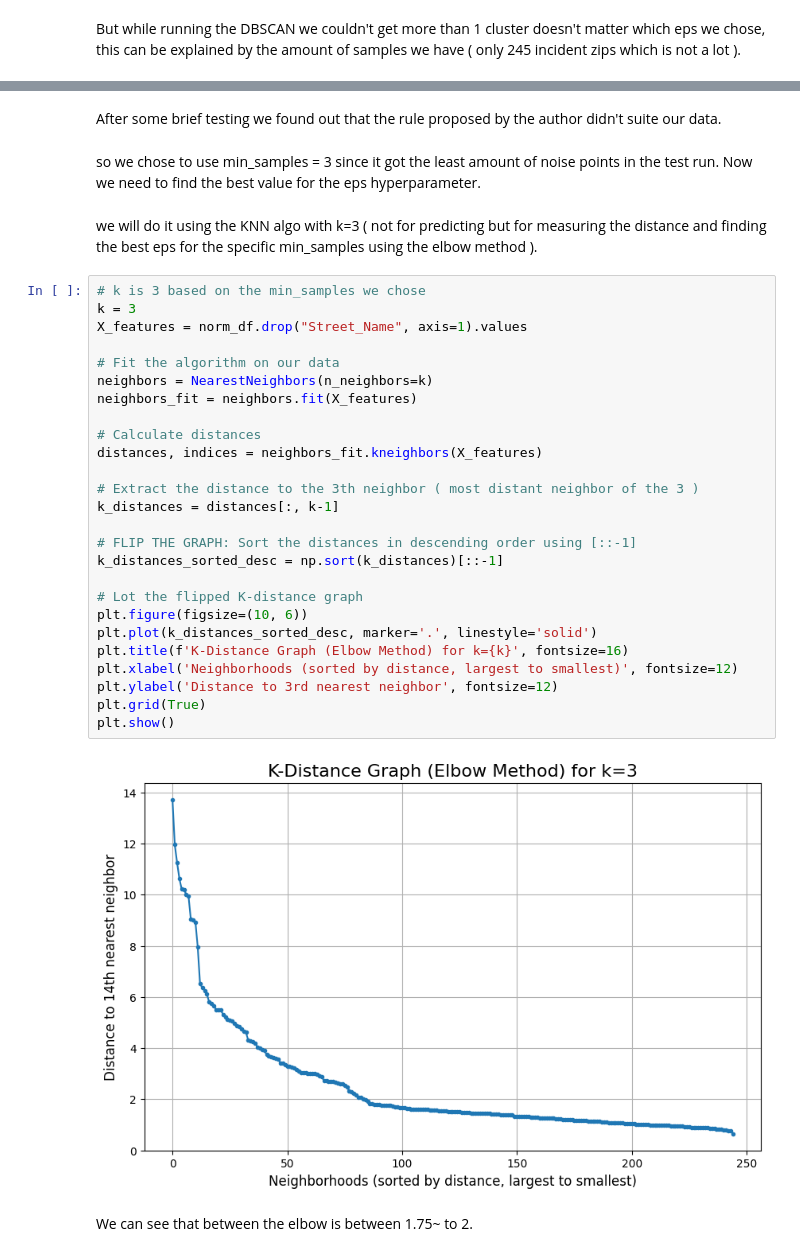
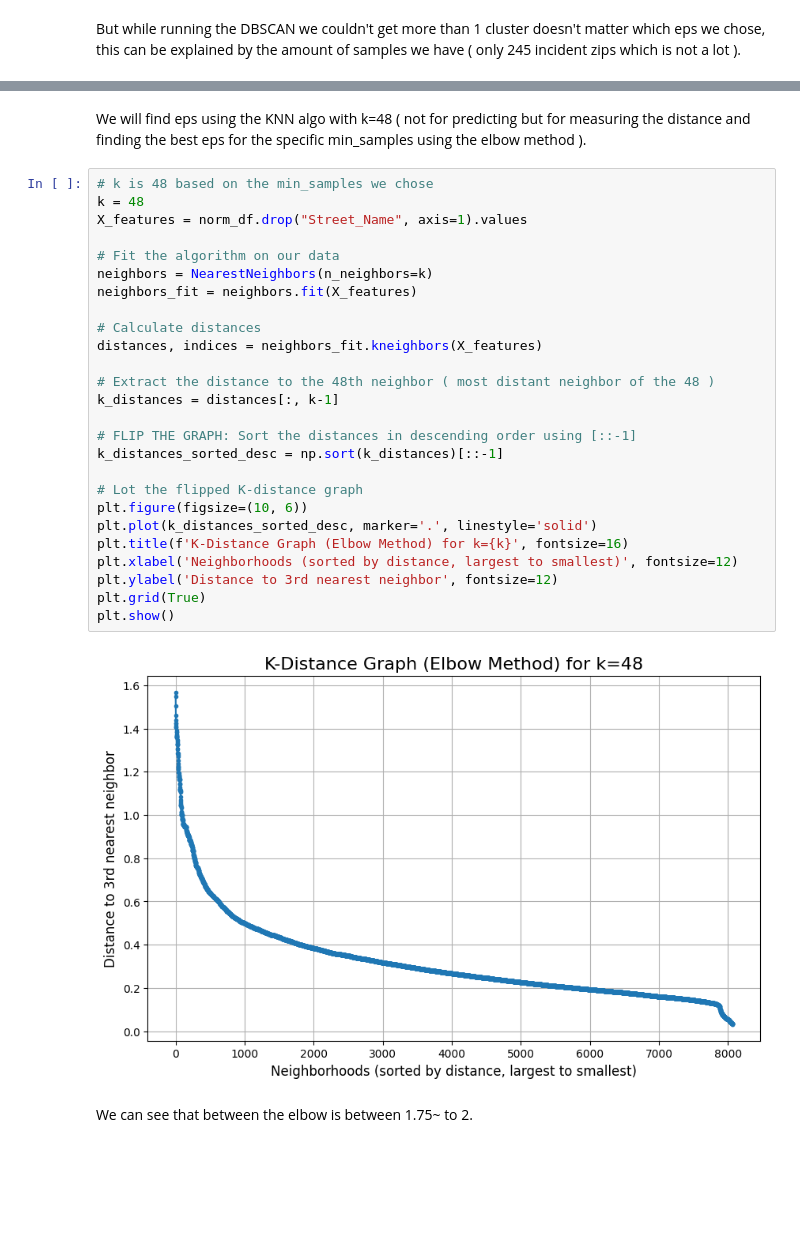
Before and after one commit to OrangeBoop/311-Cluster-Project, a Jupyter notebook: Clustering_Street/DEPRECATED_Clustering_street_DBSCAN.ipynb, the cells around one changed output, grey strips where cells are left out. Cells and saved outputs as stored; diff of their text form; blank space fills up the shorter version.

```diff
--- a/Clustering_Street/DEPRECATED_Clustering_street_DBSCAN.ipynb
+++ b/Clustering_Street/DEPRECATED_Clustering_street_DBSCAN.ipynb
@@ -60,37 +75,33 @@ Number of noise points: 6288
-# %% [markdown]
-After some brief testing we found out that the rule proposed by the author didn't suite our data.
-# %% [markdown]
-so we chose to use min_samples = 3 since it got the least amount of noise points in the test run. Now we need to find the best value for the eps hyperparameter.
 # %% [markdown]
-we will do it using the KNN algo with k=3 ( not for predicting but for measuring the distance and finding the best eps for the specific min_samples using the elbow method ).
+We will find eps using the KNN algo with k=48 ( not for predicting but for measuring the distance and finding the best eps for the specific min_samples using the elbow method ).
 # %%
-# k is 3 based on the min_samples we chose
-k = 3
+# k is 48 based on the min_samples we chose
+k = 48
 X_features = norm_df.drop("Street_Name", axis=1).values
 
 # Fit the algorithm on our data
 neighbors = NearestNeighbors(n_neighbors=k)
 neighbors_fit = neighbors.fit(X_features)
 
 # Calculate distances
 distances, indices = neighbors_fit.kneighbors(X_features)
 
-# Extract the distance to the 3th neighbor ( most distant neighbor of the 3 )
+# Extract the distance to the 48th neighbor ( most distant neighbor of the 48 )
 k_distances = distances[:, k-1]
 
 # FLIP THE GRAPH: Sort the distances in descending order using [::-1]
 k_distances_sorted_desc = np.sort(k_distances)[::-1]
 
 # Lot the flipped K-distance graph
 plt.figure(figsize=(10, 6))
 plt.plot(k_distances_sorted_desc, marker='.', linestyle='solid')
 plt.title(f'K-Distance Graph (Elbow Method) for k={k}', fontsize=16)
 plt.xlabel('Neighborhoods (sorted by distance, largest to smallest)', fontsize=12)
 plt.ylabel('Distance to 3rd nearest neighbor', fontsize=12)
 plt.grid(True)
 plt.show()
 # %% [output]
-[figure, old version]
+[figure, new version]
 # %% [markdown]
 We can see that between the elbow is between 1.75~ to 2.
 # %% [markdown]
```
Also changed, not shown: parts of 13 cells of this notebook, 8 other files.
